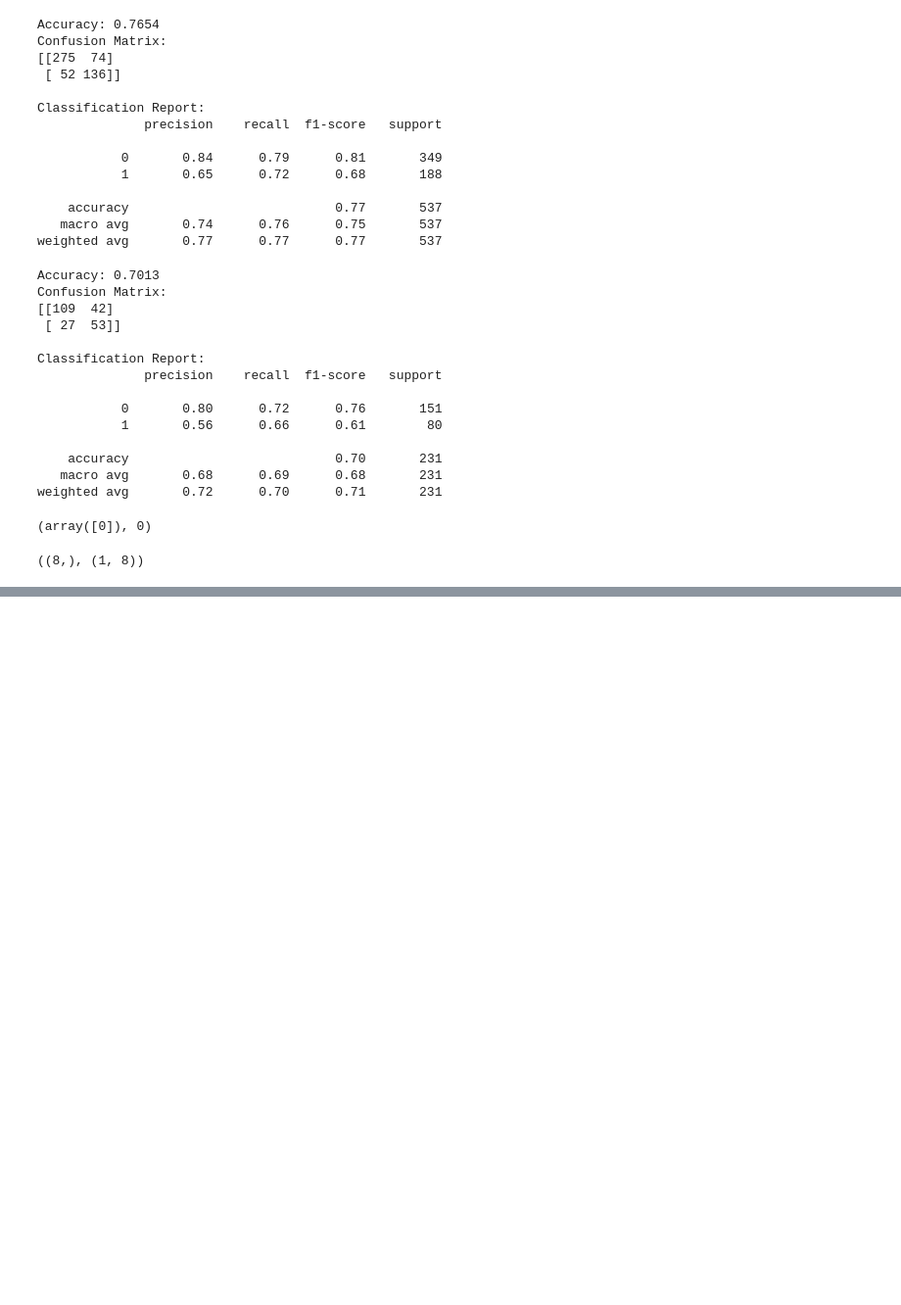
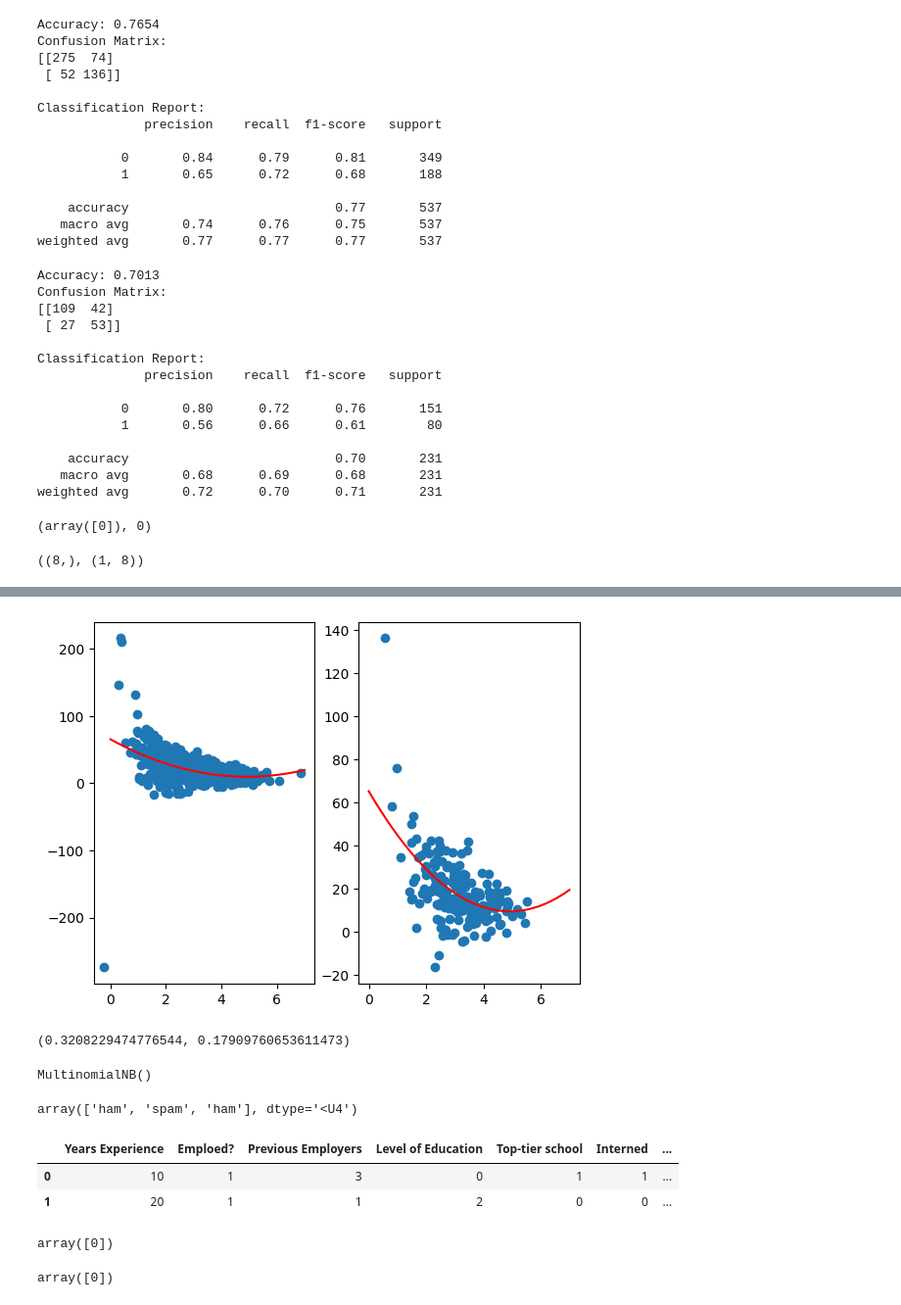
Before and after one commit to shekaroppo/python-training, a Jupyter notebook: py3-machine-learning.ipynb, the cells around one changed output, grey strips where cells are left out. Shown at 98% size. Drawn from its saved outputs; the diff is of its cells as text; code cells hidden in the pictures; blank space fills up the shorter version.

```diff
--- a/py3-machine-learning.ipynb
+++ b/py3-machine-learning.ipynb
@@ -414,0 +457,59 @@ Xp = X_test[0]
+# %%
+np.random.seed(42)
+
+X = np.random.normal(3.0, 1.0, 1000)
+y = np.random.normal(50.0, 30.0, 1000)/X
+
+X_train = X[:800]
+y_train = y[:800]
+
+X_test = X[800:]
+y_test = y[800:]
+# %%
+p4 = np.poly1d(np.polyfit(X_train, y_train, 8)) # 1 is perfect.
+# %%
+xp = np.linspace(0, 7, 100)
+
+fig, ax = plt.subplots(nrows=1, ncols=2)
+
+plt1 = ax[0]
+plt1.scatter(X_train, y_train)
+plt1.plot(xp, p4(xp), c="r")
+
+plt2 = ax[1]
+plt2.scatter(X_test, y_test)
+plt2.plot(xp, p4(xp), c="r")
+
+plt.show()
+# %% [output]
+[figure, added]
+# %%
+from sklearn.metrics import r2_score
+
+(r2_score(y_test, p4(X_test)), r2_score(y_train, p4(X_train)))
+# %% [output]
+(0.3208229474776544, 0.17909760653611473)
+# %%
+import pandas as pd
+from sklearn.feature_extraction.text import CountVectorizer
+from sklearn.naive_bayes import MultinomialNB
+
+data = pd.DataFrame({'message':['free stuff! hurry now!!', 'Hi Cindy, let\'s meet at NYTC.'], 'class': ['spam', 'ham']})
+
+vec = CountVectorizer()
+counts = vec.fit_transform(data['message'].values)
+
+classifier = MultinomialNB()
+
+targets = data['class'].values
+classifier.fit(counts, targets)
+# %% [output]
+MultinomialNB()
+# %%
+examples = ['Cancel the meeting', 'Free now!', 'Greetings Gent! This is to inform you...']
+
+examples_counts = vec.transform(examples)
+preds = classifier.predict(examples_counts)
+preds
+# %% [output]
+array(['ham', 'spam', 'ham'], dtype='<U4')
@@ -414,0 +531,6 @@ Xp = X_test[0]
+# %%
+df.head()
+# %% [output]
+|  | Years Experience | Emploed? | Previous Employers | Level of Education | Top-tier school | Interned | ... |
+| 0 | 10 | 1 | 3 | 0 | 1 | 1 | ... |
+| 1 | 20 | 1 | 1 | 2 | 0 | 0 | ... |
@@ -414,0 +547,4 @@ Xp = X_test[0]
+# %%
+treec.predict(newResume)
+# %% [output]
+array([0])
@@ -414,0 +556,4 @@ Xp = X_test[0]
+# %%
+rtreec.predict(newResume)
+# %% [output]
+array([0])
```
Also changed, not shown: parts of 17 cells of this notebook.
